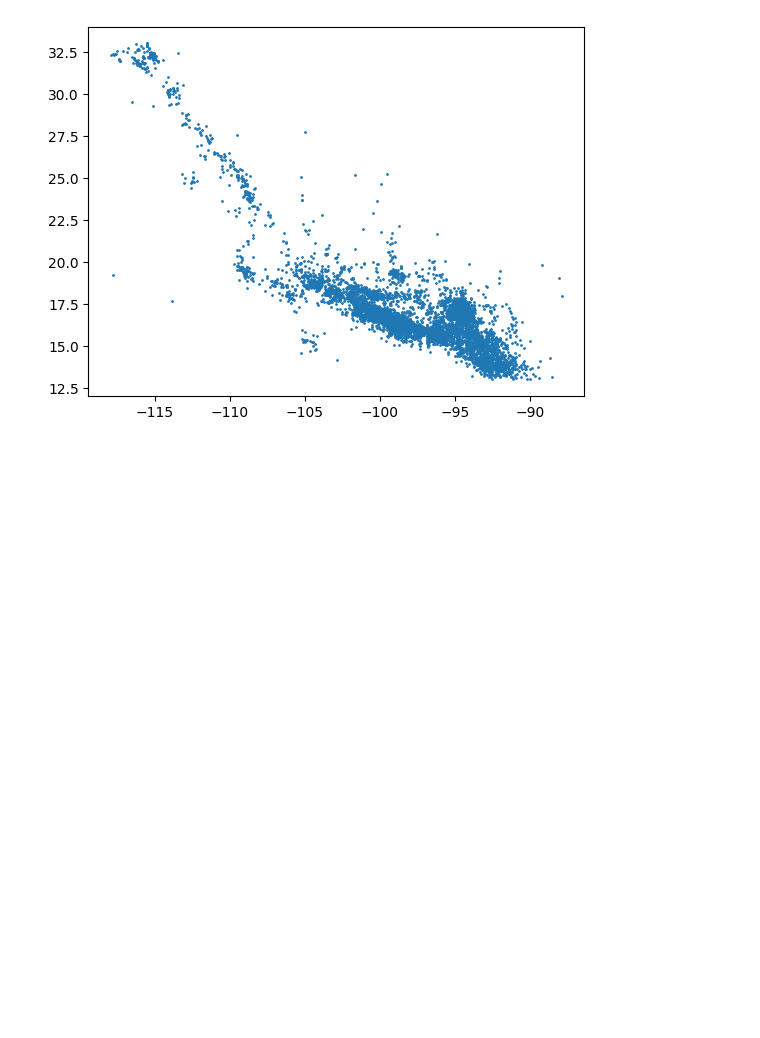
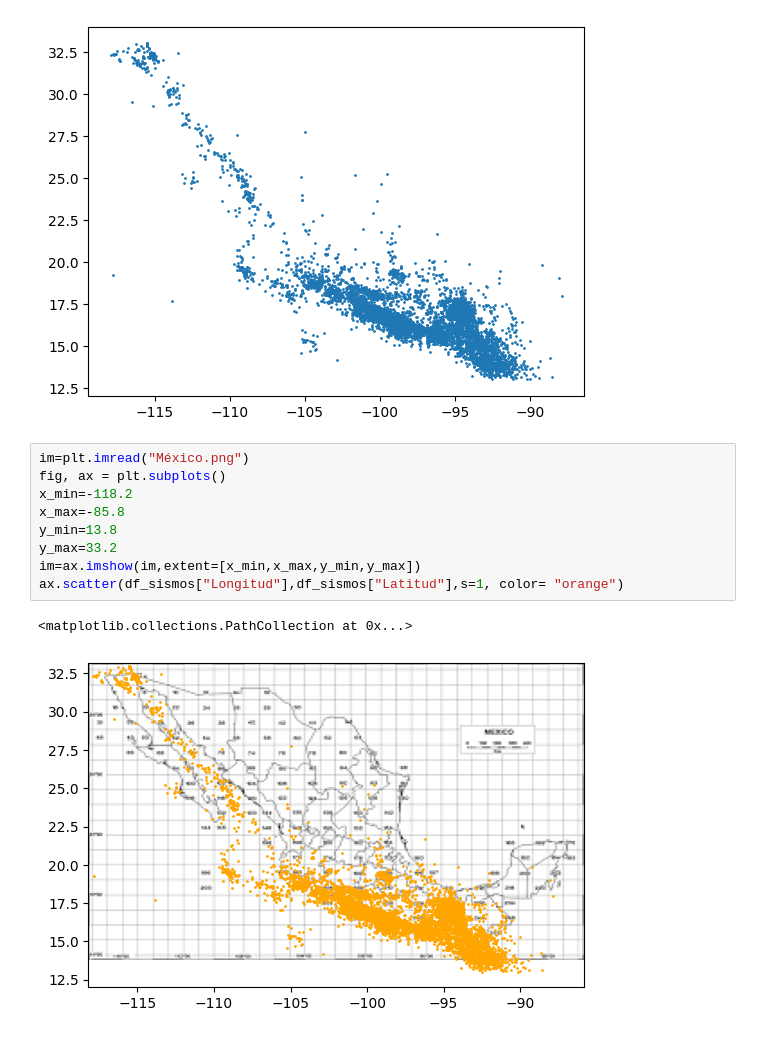
Before and after one commit to yosetcruz/Ciencia-de-Datos-, a Jupyter notebook: Actividad_2_CD.ipynb, the cells around one changed output. Cells and saved outputs as stored; diff of their text form; blank space fills up the shorter version.

```diff
--- a/Actividad_2_CD.ipynb
+++ b/Actividad_2_CD.ipynb
@@ -41,3 +41,15 @@ plt.scatter(df_sismos["Longitud"],df_sismos["Latitud"],s=1)
 # %% [output]
 <matplotlib.collections.PathCollection at 0x...>
 [figure]
+# %%
+im=plt.imread("México.png")
+fig, ax = plt.subplots()
+x_min=-118.2
+x_max=-85.8
+y_min=13.8
+y_max=33.2
+im=ax.imshow(im,extent=[x_min,x_max,y_min,y_max])
+ax.scatter(df_sismos["Longitud"],df_sismos["Latitud"],s=1, color= "orange")
+# %% [output]
+<matplotlib.collections.PathCollection at 0x...>
+[figure, added]
```
